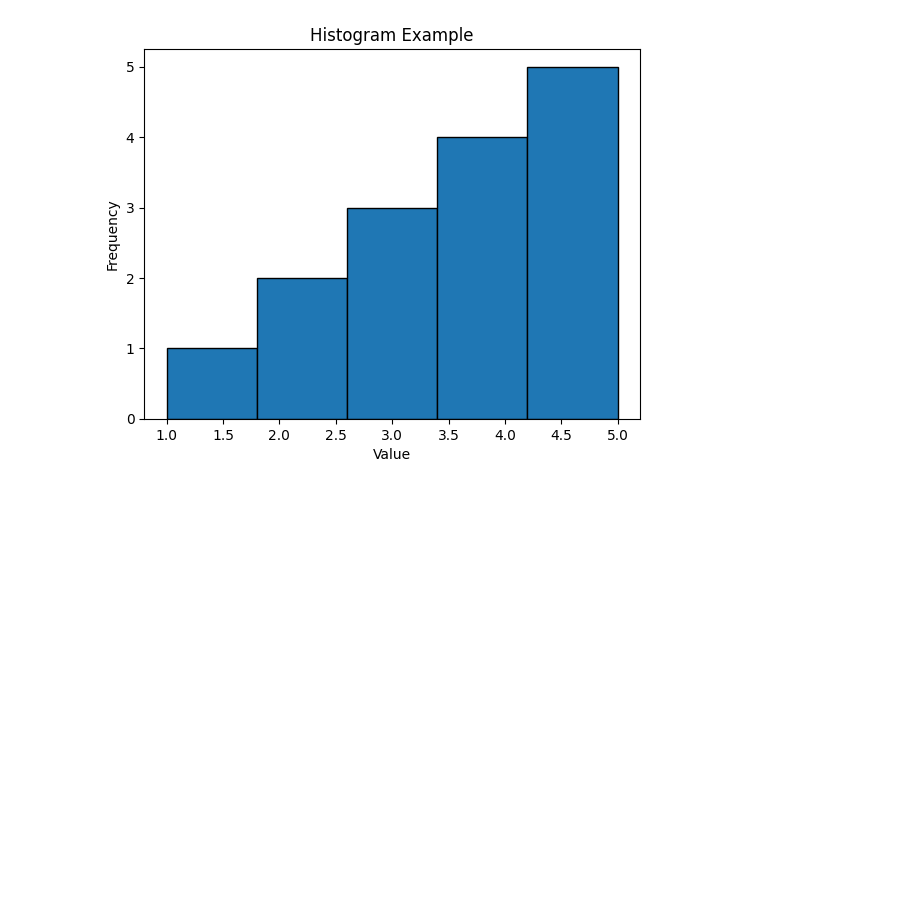
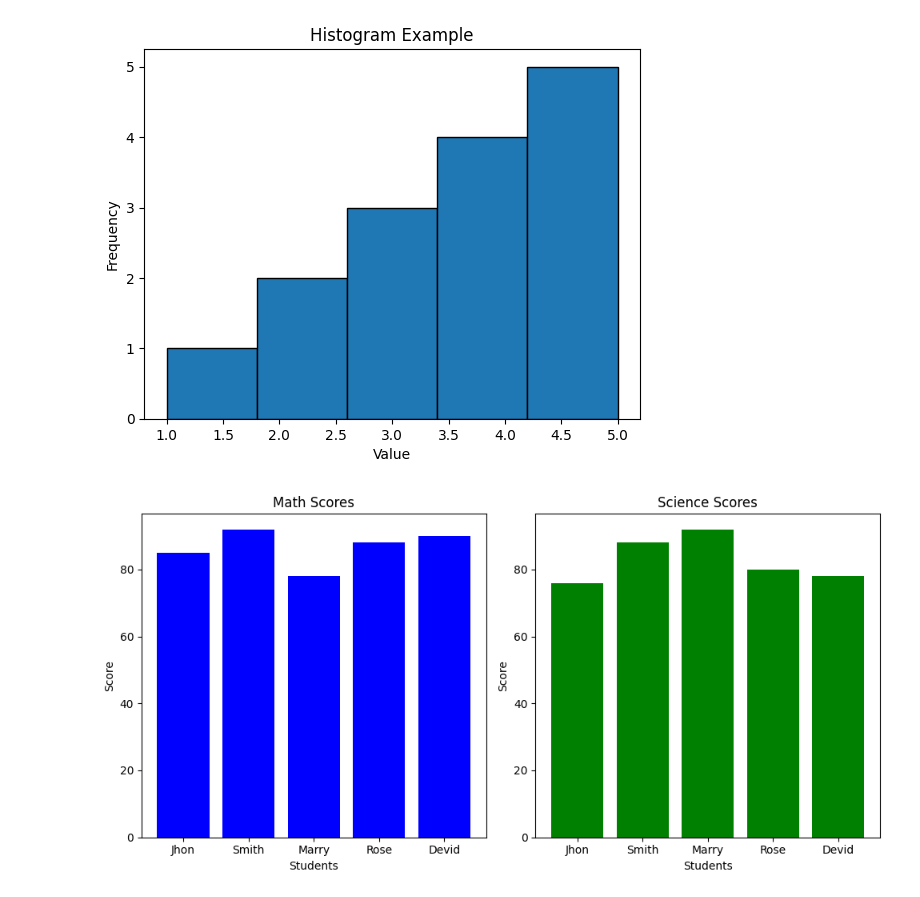
Before and after one commit to rajeevverma8510/ANUDIP-TRAINING, a Jupyter notebook: matplot_exersise.ipynb, the cells around one changed output. Cells and saved outputs as stored; diff of their text form; code cells hidden in the pictures; blank space fills up the shorter version.

Commit message:
matplot_exersise

```diff
--- a/matplot_exersise.ipynb
+++ b/matplot_exersise.ipynb
@@ -100,3 +100,27 @@ plt.ylabel('Frequency')
 plt.show()
 # %% [output]
 [figure]
+# %%
+import matplotlib.pyplot as plt
+# Sample student data
+students = ['Jhon', 'Smith', 'Marry', 'Rose', 'Devid']
+math_scores = [85, 92, 78, 88, 90]
+science_scores = [76, 88, 92, 80, 78]
+# Create a subplot with two subplots (1 row, 2 columns)
+fig, axs = plt.subplots(1, 2, figsize=(10, 5))
+# Plot Math Scores
+axs[0].bar(students, math_scores, color='b')
+axs[0].set_title('Math Scores')
+axs[0].set_xlabel('Students')
+axs[0].set_ylabel('Score')
+# Plot Science Scores
+axs[1].bar(students, science_scores, color='g')
+axs[1].set_title('Science Scores')
+axs[1].set_xlabel('Students')
+axs[1].set_ylabel('Score')
+# Adjust spacing between subplots
+plt.tight_layout()
+# Show the subplot
+plt.show()
+# %% [output]
+[figure, added]
```
Also changed, not shown: parts of 4 cells of this notebook.
